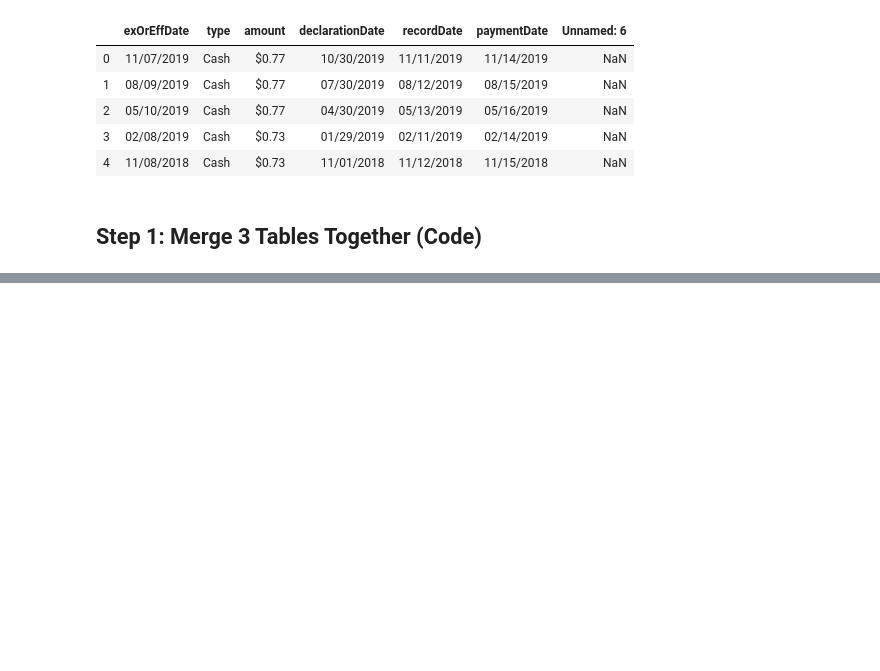
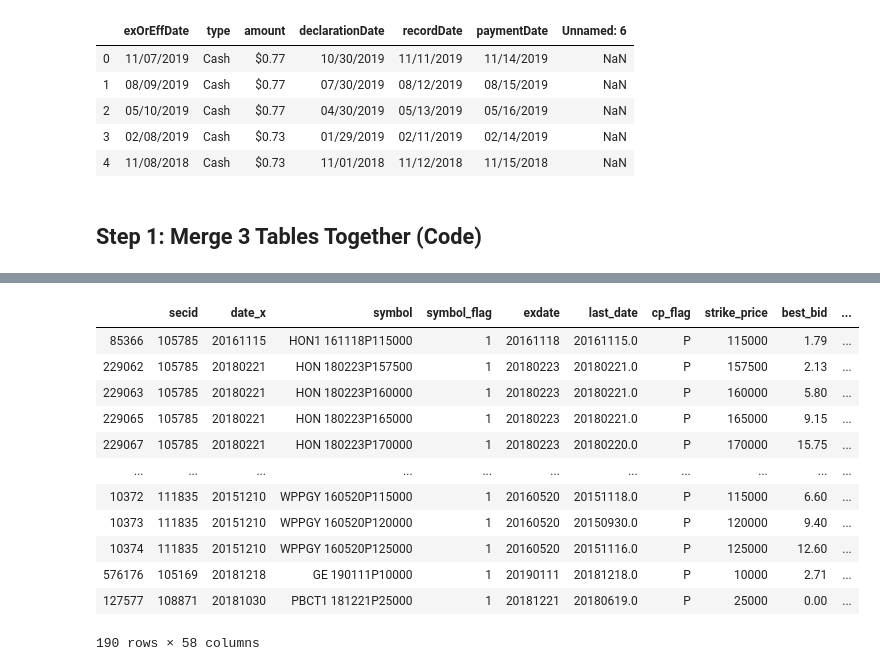
Before and after one commit to joshuap2613/Div_Arb, a Jupyter notebook: Straight_Arb_Main.ipynb, the cells around one changed output, grey strips where cells are left out. Drawn from its saved outputs; the diff is of its cells as text; code cells hidden in the pictures; blank space fills up the shorter version.

```diff
--- a/Straight_Arb_Main.ipynb
+++ b/Straight_Arb_Main.ipynb
@@ -211,0 +207,16 @@ calculate_arb(temp.iloc[-1])
+# %%
+arbs[arbs['open_interest'] > 0]
+# %% [output]
+|  | secid | date_x | symbol | symbol_flag | exdate | last_date | cp_flag | strike_price | best_bid | ... |
+| 85366 | 105785 | 20161115 | HON1 161118P115000 | 1 | 20161118 | 20161115.0 | P | 115000 | 1.79 | ... |
+| 229062 | 105785 | 20180221 | HON 180223P157500 | 1 | 20180223 | 20180221.0 | P | 157500 | 2.13 | ... |
+| 229063 | 105785 | 20180221 | HON 180223P160000 | 1 | 20180223 | 20180221.0 | P | 160000 | 5.80 | ... |
+| 229065 | 105785 | 20180221 | HON 180223P165000 | 1 | 20180223 | 20180221.0 | P | 165000 | 9.15 | ... |
+| 229067 | 105785 | 20180221 | HON 180223P170000 | 1 | 20180223 | 20180220.0 | P | 170000 | 15.75 | ... |
+| ... | ... | ... | ... | ... | ... | ... | ... | ... | ... | ... |
+| 10372 | 111835 | 20151210 | WPPGY 160520P115000 | 1 | 20160520 | 20151118.0 | P | 115000 | 6.60 | ... |
+| 10373 | 111835 | 20151210 | WPPGY 160520P120000 | 1 | 20160520 | 20150930.0 | P | 120000 | 9.40 | ... |
+| 10374 | 111835 | 20151210 | WPPGY 160520P125000 | 1 | 20160520 | 20151116.0 | P | 125000 | 12.60 | ... |
+| 576176 | 105169 | 20181218 | GE 190111P10000 | 1 | 20190111 | 20181218.0 | P | 10000 | 2.71 | ... |
+| 127577 | 108871 | 20181030 | PBCT1 181221P25000 | 1 | 20181221 | 20180619.0 | P | 25000 | 0.00 | ... |
+190 rows × 58 columns
```
Also changed, not shown: parts of 8 cells of this notebook, 1 other file.
